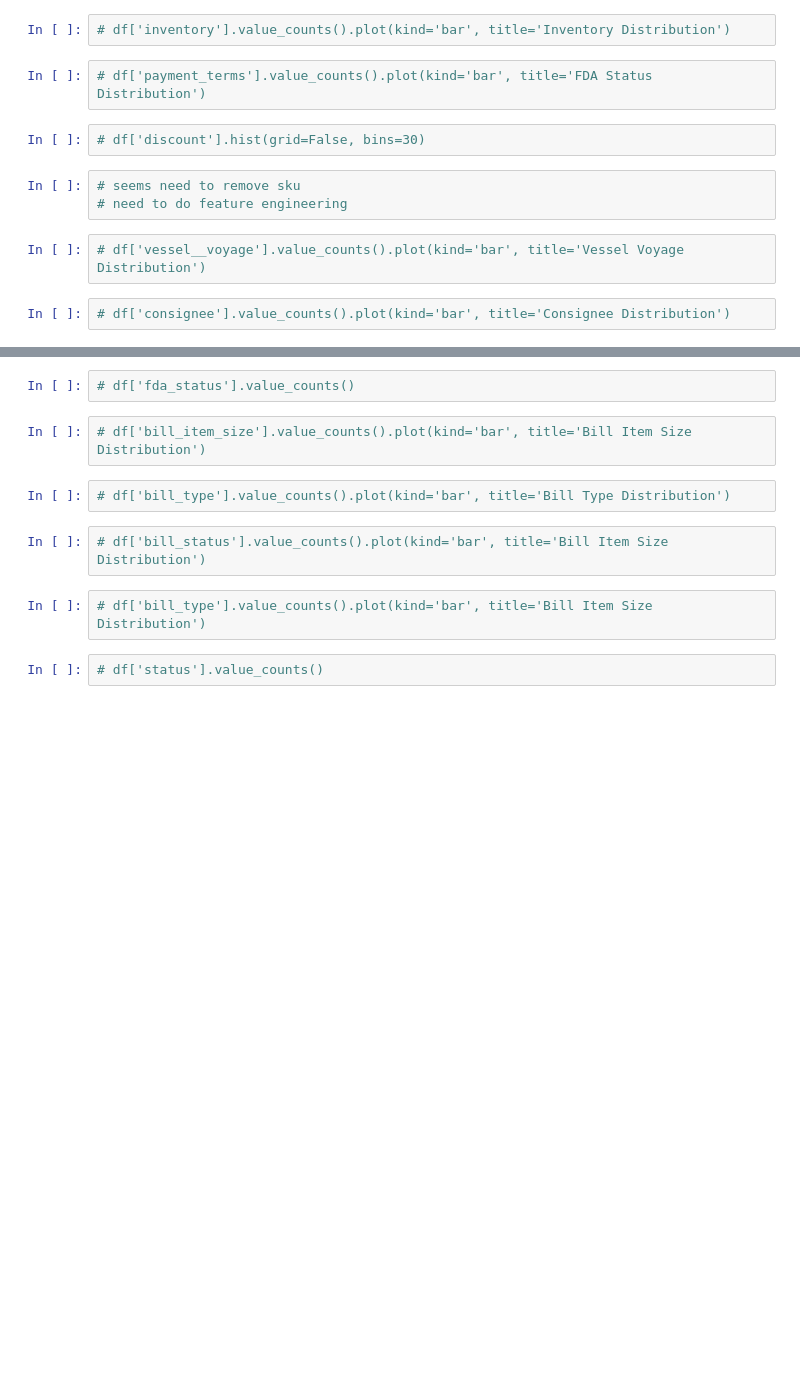
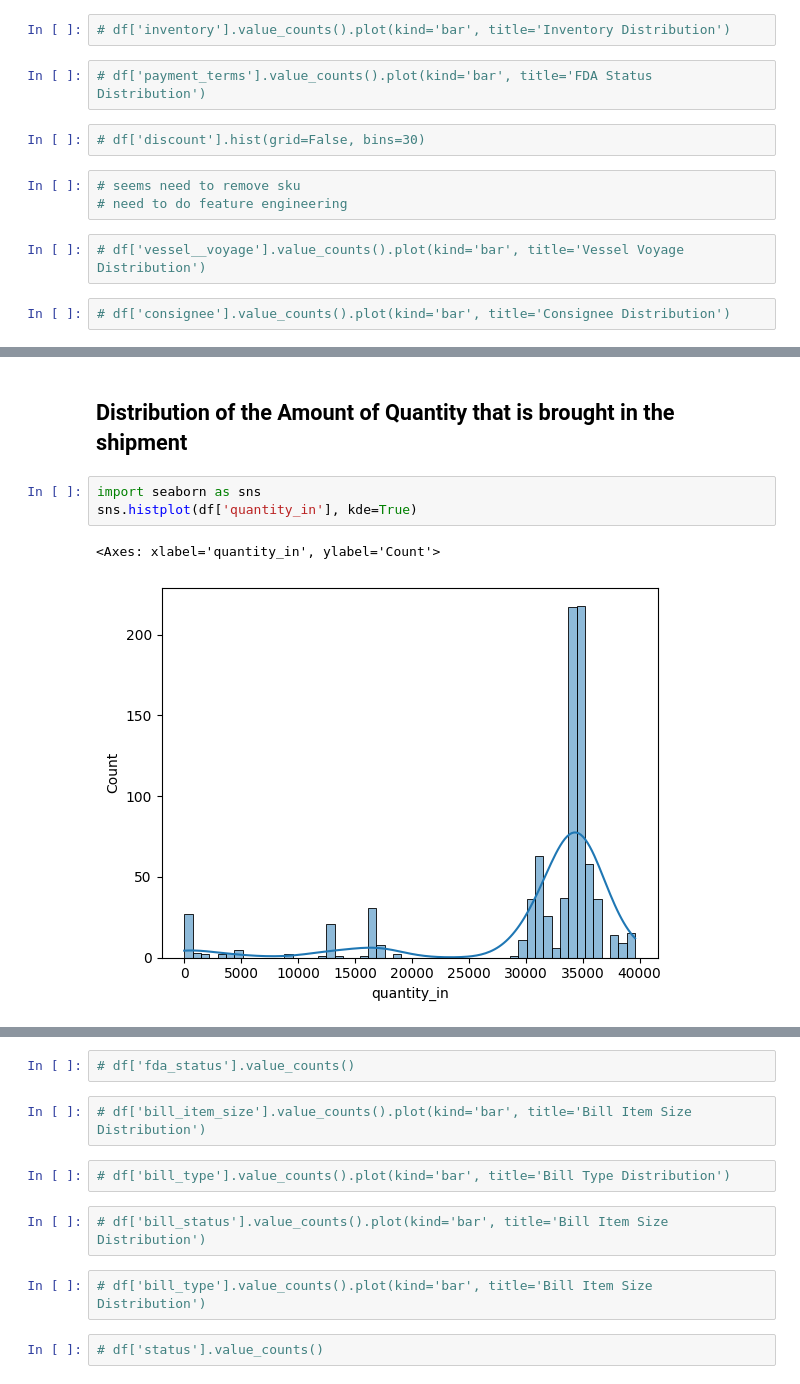
Before and after one commit to ideaboxai/ideaboxai-vertical-ml-service, a Jupyter notebook: notebooks/shipment_classification/shipment_classification_eda.ipynb, the cells around one changed output, grey strips where cells are left out. Drawn from its saved outputs; the diff is of its cells as text; blank space fills up the shorter version.

```diff
--- a/notebooks/shipment_classification/shipment_classification_eda.ipynb
+++ b/notebooks/shipment_classification/shipment_classification_eda.ipynb
@@ -73,0 +79,8 @@ df['customs_broker'].value_counts().plot(kind='bar')
+# %% [markdown]
+## Distribution of the Amount of Quantity that is brought in the shipment
+# %%
+import seaborn as sns
+sns.histplot(df['quantity_in'], kde=True)
+# %% [output]
+<Axes: xlabel='quantity_in', ylabel='Count'>
+[figure, added]
```
Also changed, not shown: parts of 47 cells of this notebook, 15 other files.
